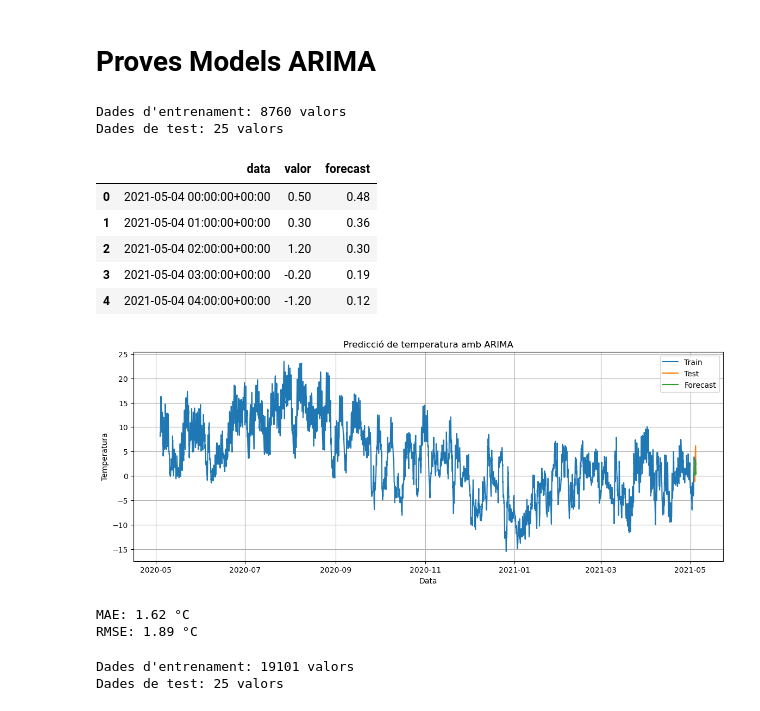
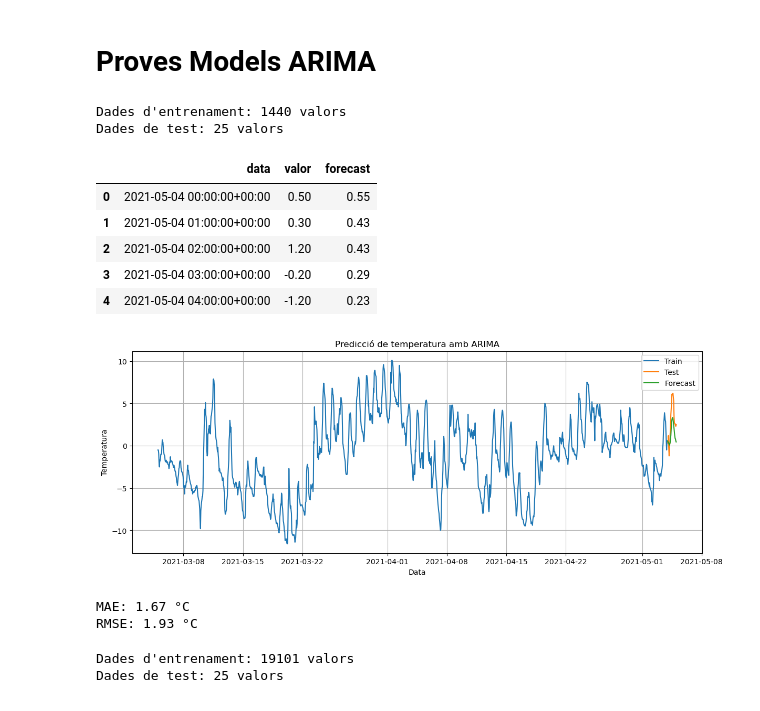
Before and after one commit to Paurro/TFM_SCM_Temperature_Forecasting_ML, a Jupyter notebook: models_prediccio/forecast_primers_casos/arima_model.ipynb, the cells around one changed output. Cells and saved outputs as stored; diff of their text form; code cells hidden in the pictures.

```diff
--- a/models_prediccio/forecast_primers_casos/arima_model.ipynb
+++ b/models_prediccio/forecast_primers_casos/arima_model.ipynb
@@ -197,7 +197,7 @@ RMSE: 3.31 °C
 # %%
 # Funció per fer el model ARIMA, entrenar el model, fer la predicció i graficar
 
-def arima_temp (df, inici, final, dies_entrenament, p,d,q):
+def arima_temp_tot (df, inici, final, dies_entrenament, p,d,q):
 
     # Establim les dades d'entrenament i de test per l'ARIMA
     data = df.copy()
@@ -234,11 +234,13 @@ def arima_temp (df, inici, final, dies_entrenament, p,d,q):
 
     data_test_p = data_test.copy()
 
-    start = len(data_train)
+    # # Metode predicció 1 --> Funció predict
+    # start = len(data_train)
+    # end = start + n_test - 1
+    # forecast = model_fit.predict(start=start, end=end, typ='levels')
+
+    # Metode predicció 2 --> Funció forecast
     n_test = len(data_test)
-    end = start + n_test - 1
-
-    # forecast = model_fit.predict(start=start, end=end, typ='levels')
     forecast = model_fit.forecast(steps=n_test)
 
     # Fem de forecast una serie dataframe i resetegem l'index
@@ -277,32 +361,32 @@ def arima_temp (df, inici, final, dies_entrenament, p,d,q):
 # %%
 # Definim el període de predicció
 
 inici = "2021-05-04 00:00:00+00:00"
 final = "2021-05-05 00:00:00+00:00"
 
 # Definim finestra d'entrenament (quant de temps enrere volem mirar)
 
-dies_entrenament = 365  # entrenarem amb 90 dies previs (3 mesos)
+dies_entrenament = 60  # entrenarem amb 90 dies previs (3 mesos)
 
 # Parametres model
 
-p =  30     # Ordre autoregressiu
+p =  30     # Ordre autoregressiu (hores passades utilitzades per predir)
 d =  2      # Ordre d'integració
-q =  30     # Ordre de mitjana mòbil
+q =  30     # Ordre de mitjana mòbil (nombre de errors passats utilitzats per predir)
 
-arima_temp (df, inici, final, dies_entrenament, p,d,q)
+arima_temp_tot (df, inici, final, dies_entrenament, p,d,q)
 # %% [output]
-Dades d'entrenament: 8760 valors
+Dades d'entrenament: 1440 valors
 Dades de test: 25 valors
 |  | data | valor | forecast |
-| 0 | 2021-05-04 00:00:00+00:00 | 0.50 | 0.48 |
-| 1 | 2021-05-04 01:00:00+00:00 | 0.30 | 0.36 |
-| 2 | 2021-05-04 02:00:00+00:00 | 1.20 | 0.30 |
-| 3 | 2021-05-04 03:00:00+00:00 | -0.20 | 0.19 |
-| 4 | 2021-05-04 04:00:00+00:00 | -1.20 | 0.12 |
+| 0 | 2021-05-04 00:00:00+00:00 | 0.50 | 0.55 |
+| 1 | 2021-05-04 01:00:00+00:00 | 0.30 | 0.43 |
+| 2 | 2021-05-04 02:00:00+00:00 | 1.20 | 0.43 |
+| 3 | 2021-05-04 03:00:00+00:00 | -0.20 | 0.29 |
+| 4 | 2021-05-04 04:00:00+00:00 | -1.20 | 0.23 |
-[figure, old version]
+[figure, new version]
-MAE: 1.62 °C
-RMSE: 1.89 °C
+MAE: 1.67 °C
+RMSE: 1.93 °C
 # %%
 # Definim el període de predicció
 
```
Also changed, not shown: parts of 2 cells of this notebook, 1 other file.
